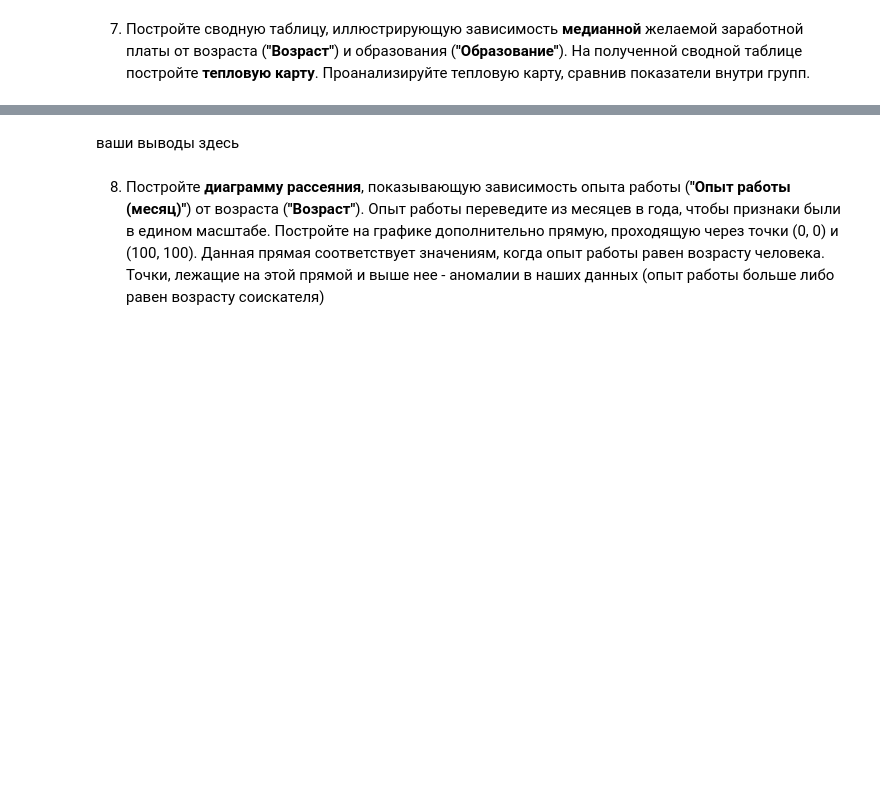
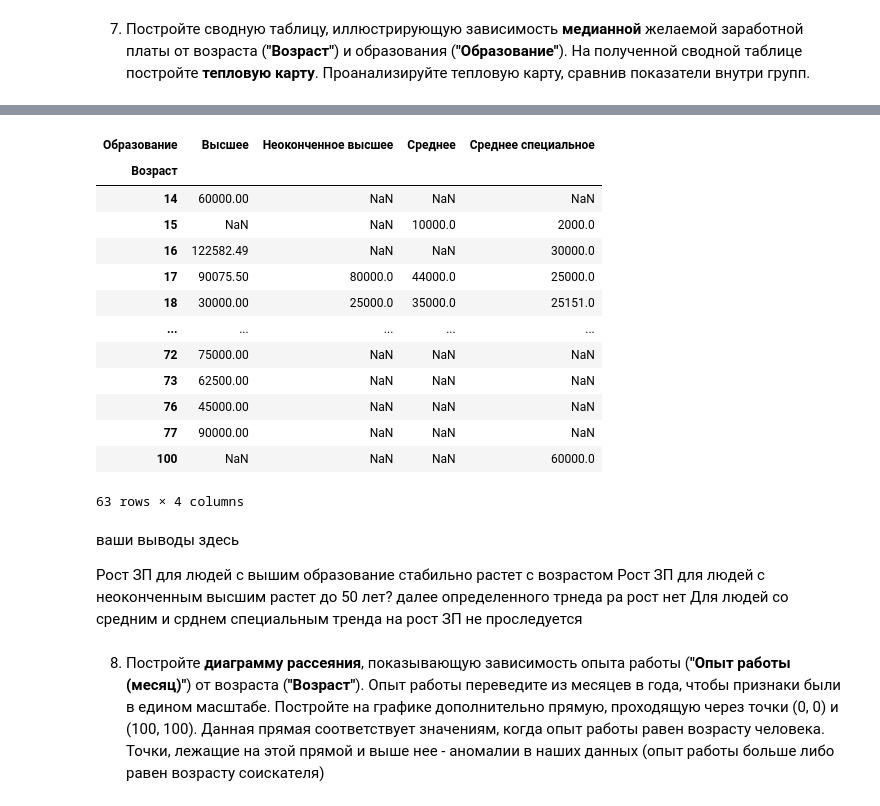
Before and after one commit to GDA-86/HH_PROJECT, a Jupyter notebook: Итоговое задание.ipynb, the cells around one changed output, grey strips where cells are left out. Drawn from its saved outputs; the diff is of its cells as text; code cells hidden in the pictures; blank space fills up the shorter version.

```diff
--- a/Итоговое задание.ipynb
+++ b/Итоговое задание.ipynb
@@ -921,3 +917,28 @@ fig.update_layout(uniformtext_minsize=8, uniformtext_mode='hide', xaxis_tickangl
 7. Постройте сводную таблицу, иллюстрирующую зависимость **медианной** желаемой заработной платы от возраста (**"Возраст"**) и образования (**"Образование"**). На полученной сводной таблице постройте **тепловую карту**. Проанализируйте тепловую карту, сравнив показатели внутри групп.
 # %%
 # ваш код здесь
+
+
+df_pivot = cv_df.pivot_table( values='ЗП (руб)',
+                              index='Возраст',
+                              columns='Образование',
+                              aggfunc='median',
+                              #fill_value=0
+                            ).sort_values(by='Возраст', ascending=True)
+
+
+fig = px.imshow(df_pivot,
+                text_auto=True,
+                aspect='auto',
+                title='Медианная заработная плата в зависимости от возраста и образования',
+                labels={ 'x': 'Образование'
+                       , 'y': 'Возраст'
+                       , 'color': 'ЗП (руб)'
+                       },
+                color_continuous_scale='Plasma'
+                )
+
+
+display(df_pivot)
+fig.show()
+# %% [output]
@@ -924,5 +946,23 @@ fig.update_layout(uniformtext_minsize=8, uniformtext_mode='hide', xaxis_tickangl
+| Образование | Высшее | Неоконченное высшее | Среднее | Среднее специальное |
+| Возраст |  |  |  |  |
+| 14 | 60000.00 | NaN | NaN | NaN |
+| 15 | NaN | NaN | 10000.0 | 2000.0 |
+| 16 | 122582.49 | NaN | NaN | 30000.0 |
+| 17 | 90075.50 | 80000.0 | 44000.0 | 25000.0 |
+| 18 | 30000.00 | 25000.0 | 35000.0 | 25151.0 |
+| ... | ... | ... | ... | ... |
+| 72 | 75000.00 | NaN | NaN | NaN |
+| 73 | 62500.00 | NaN | NaN | NaN |
+| 76 | 45000.00 | NaN | NaN | NaN |
+| 77 | 90000.00 | NaN | NaN | NaN |
+| 100 | NaN | NaN | NaN | 60000.0 |
+63 rows × 4 columns
 # %% [markdown]
 ваши выводы здесь
+
+Рост ЗП для людей с вышим образование стабильно растет с возрастом
+Рост ЗП для людей с неоконченным высшим растет до 50 лет? далее определенного трнеда ра рост нет
+Для людей со средним и срднем специальным тренда на рост ЗП не проследуется
 # %% [markdown]
 8. Постройте **диаграмму рассеяния**, показывающую зависимость опыта работы (**"Опыт работы (месяц)"**) от возраста (**"Возраст"**). Опыт работы переведите из месяцев в года, чтобы признаки были в едином масштабе. Постройте на графике дополнительно прямую, проходящую через точки (0, 0) и (100, 100). Данная прямая соответствует значениям, когда опыт работы равен возрасту человека. Точки, лежащие на этой прямой и выше нее - аномалии в наших данных (опыт работы больше либо равен возрасту соискателя)
 # %%
```
Also changed, not shown: parts of 4 cells of this notebook.
